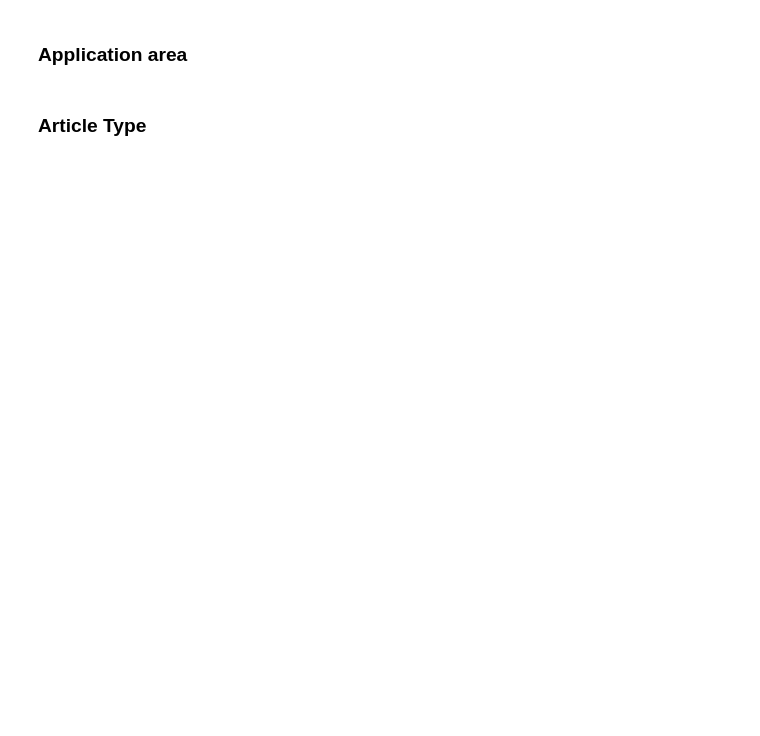
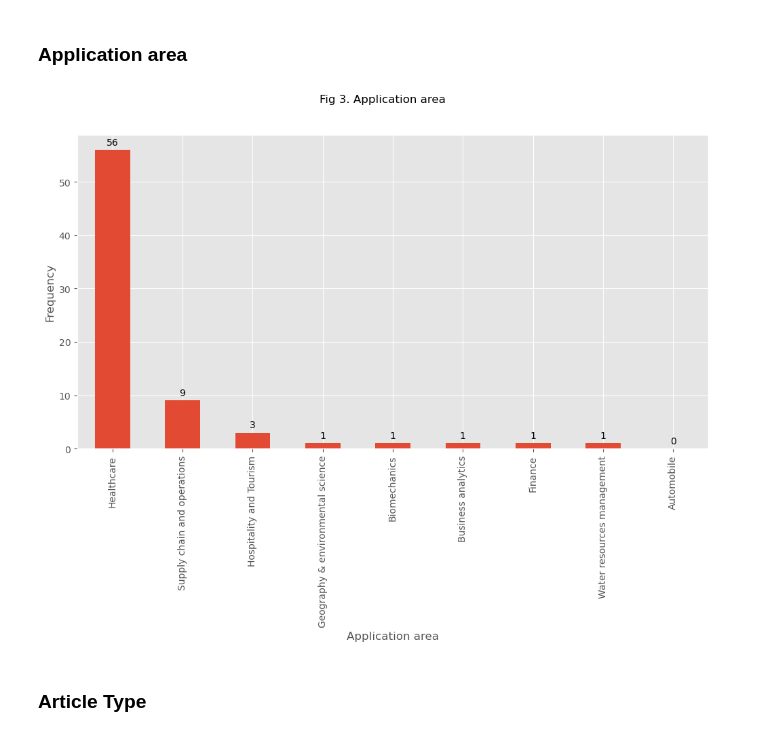
Before and after one commit to pythonhealthdatascience/stress_update, a Jupyter notebook: quarto_site/03_results/03_analysis.ipynb, the cells around one changed output. Cells and saved outputs as stored; diff of their text form; code cells hidden in the pictures; blank space fills up the shorter version.

```diff
--- a/quarto_site/03_results/03_analysis.ipynb
+++ b/quarto_site/03_results/03_analysis.ipynb
@@ -398,9 +207,11 @@ def figure_3(data: pd.DataFrame, figsize: Optional[int|int] = (12,6)):
                                y_label="Frequency",
                                rotate_x_ticks=90)
 # %%
-fig, ax = figure_3(USED_STRESS, False)
+fig, ax = figure_3(empirical_studies, False)
 fig.savefig('./figures/figure_3.png', dpi=300, bbox_inches="tight")
 _ = fig.suptitle("Fig 3. Application area")
+# %% [output]
+[figure, added]
 # %% [markdown]
 ### Article Type
 # %%
```
Also changed, not shown: parts of 26 cells of this notebook.
